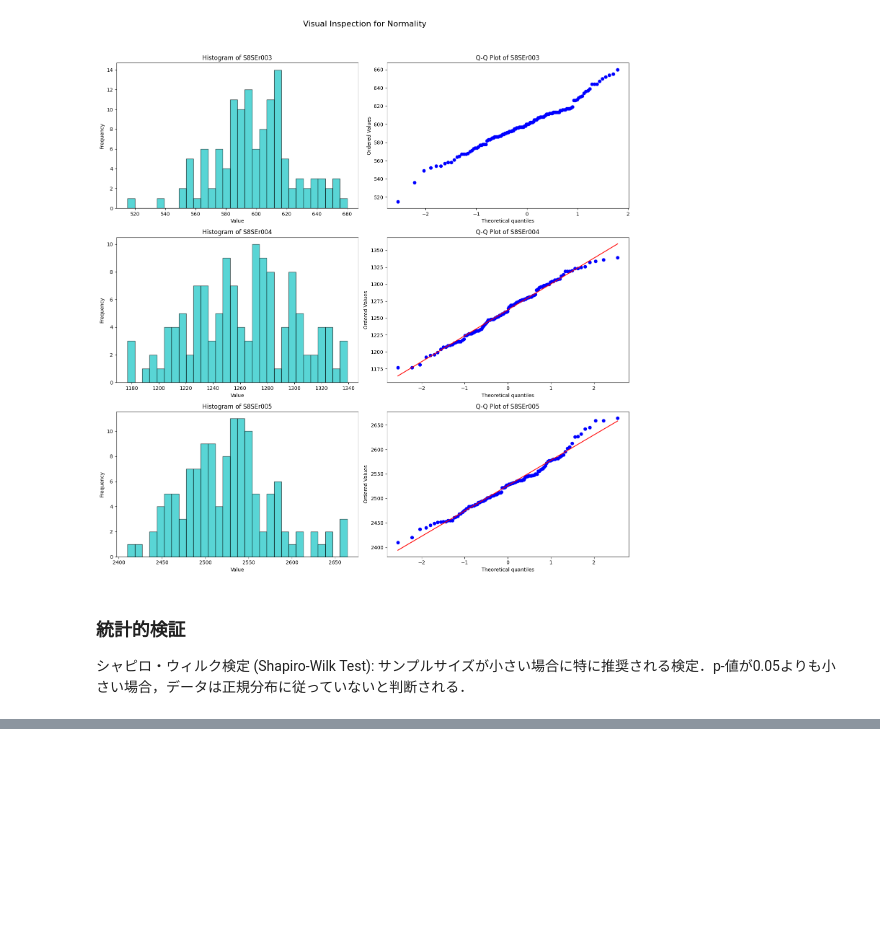
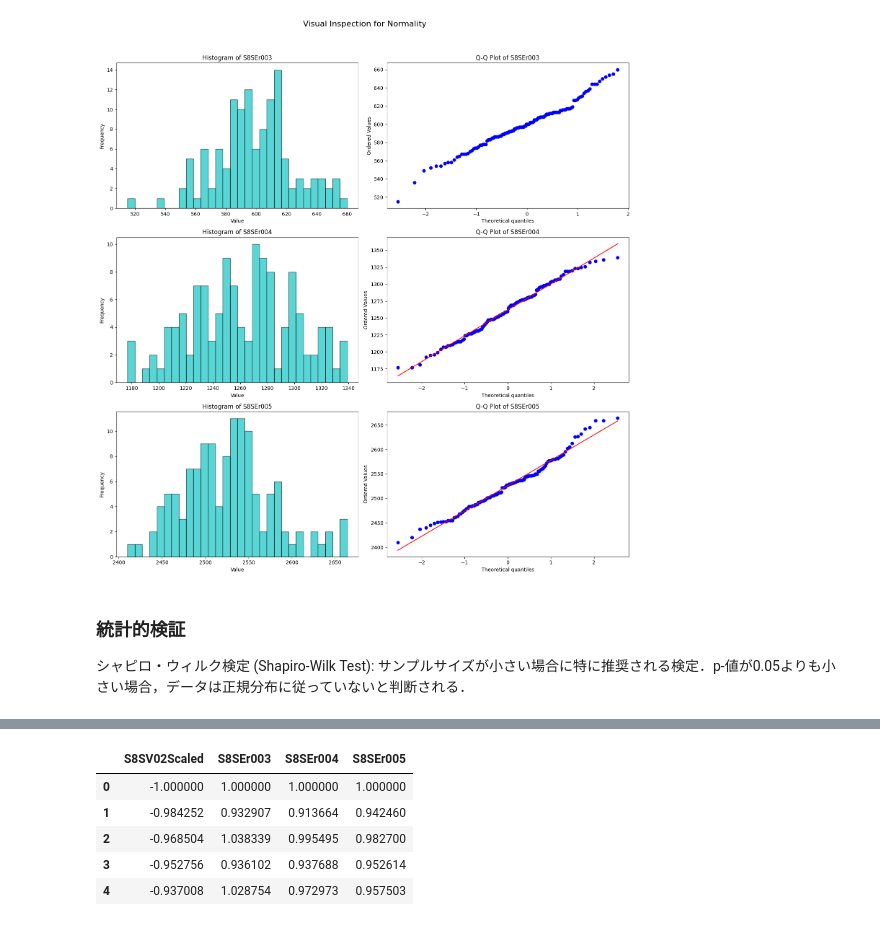
Before and after one commit to LABO-M/BANZAI, a Jupyter notebook: masuda/study7.ipynb, the cells around one changed output, grey strips where cells are left out. Cells and saved outputs as stored; diff of their text form; code cells hidden in the pictures; blank space fills up the shorter version.

```diff
--- a/masuda/study7.ipynb
+++ b/masuda/study7.ipynb
@@ -168,0 +251,9 @@ shapiro_results
+# %%
+data_noab.head()
+# %% [output]
+|  | S8SV02Scaled | S8SEr003 | S8SEr004 | S8SEr005 |
+| 0 | -1.000000 | 1.000000 | 1.000000 | 1.000000 |
+| 1 | -0.984252 | 0.932907 | 0.913664 | 0.942460 |
+| 2 | -0.968504 | 1.038339 | 0.995495 | 0.982700 |
+| 3 | -0.952756 | 0.936102 | 0.937688 | 0.952614 |
+| 4 | -0.937008 | 1.028754 | 0.972973 | 0.957503 |
```
Also changed, not shown: parts of 8 cells of this notebook, 2 other files.
